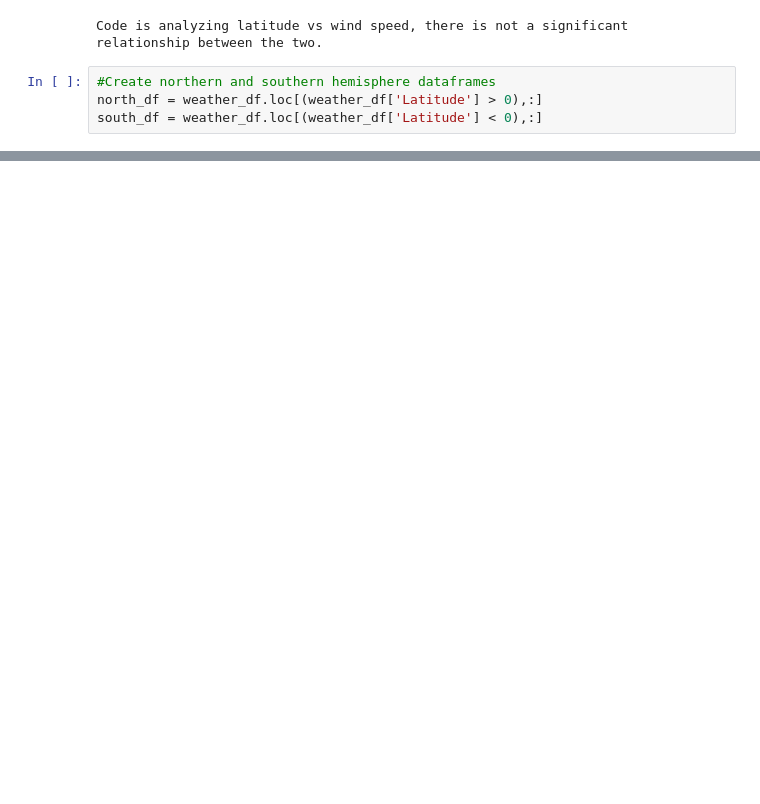
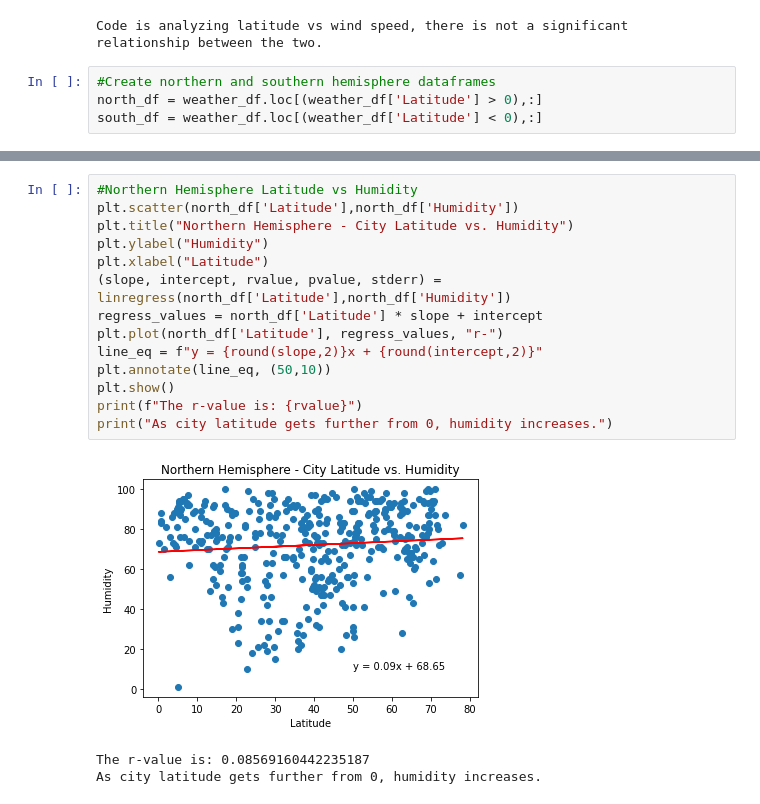
Before and after one commit to ericjbutton/python-api-challenge, a Jupyter notebook: WeatherPy/WeatherPy.ipynb, the cells around one changed output, grey strips where cells are left out. Drawn from its saved outputs; the diff is of its cells as text; blank space fills up the shorter version.

```diff
--- a/WeatherPy/WeatherPy.ipynb
+++ b/WeatherPy/WeatherPy.ipynb
@@ -162,0 +199,18 @@ south_df = weather_df.loc[(weather_df['Latitude'] < 0),:]
+# %%
+#Northern Hemisphere Latitude vs Humidity
+plt.scatter(north_df['Latitude'],north_df['Humidity'])
+plt.title("Northern Hemisphere - City Latitude vs. Humidity")
+plt.ylabel("Humidity")
+plt.xlabel("Latitude")
+(slope, intercept, rvalue, pvalue, stderr) = linregress(north_df['Latitude'],north_df['Humidity'])
+regress_values = north_df['Latitude'] * slope + intercept
+plt.plot(north_df['Latitude'], regress_values, "r-")
+line_eq = f"y = {round(slope,2)}x + {round(intercept,2)}"
+plt.annotate(line_eq, (50,10))
+plt.show()
+print(f"The r-value is: {rvalue}")
+print("As city latitude gets further from 0, humidity increases.")
+# %% [output]
+[figure, added]
+The r-value is: 0.08569160442235187
+As city latitude gets further from 0, humidity increases.
```
Also changed, not shown: parts of 14 cells of this notebook.
